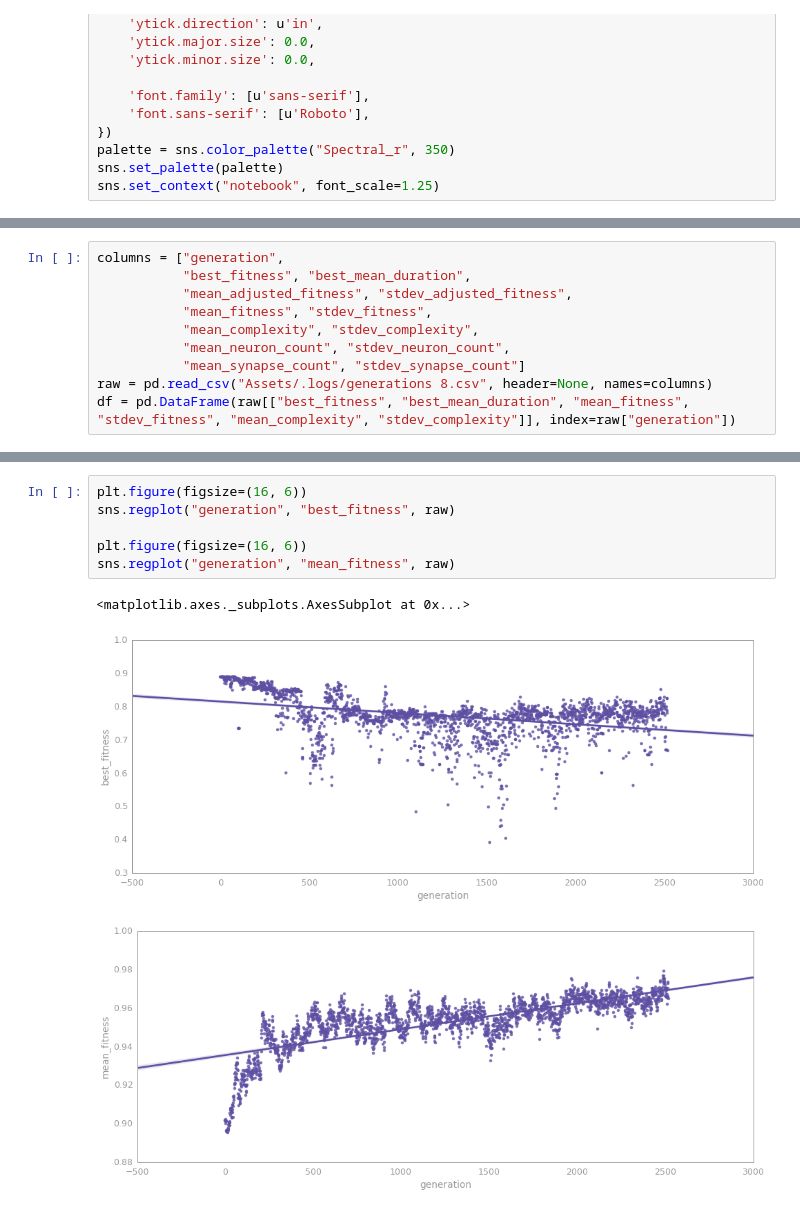
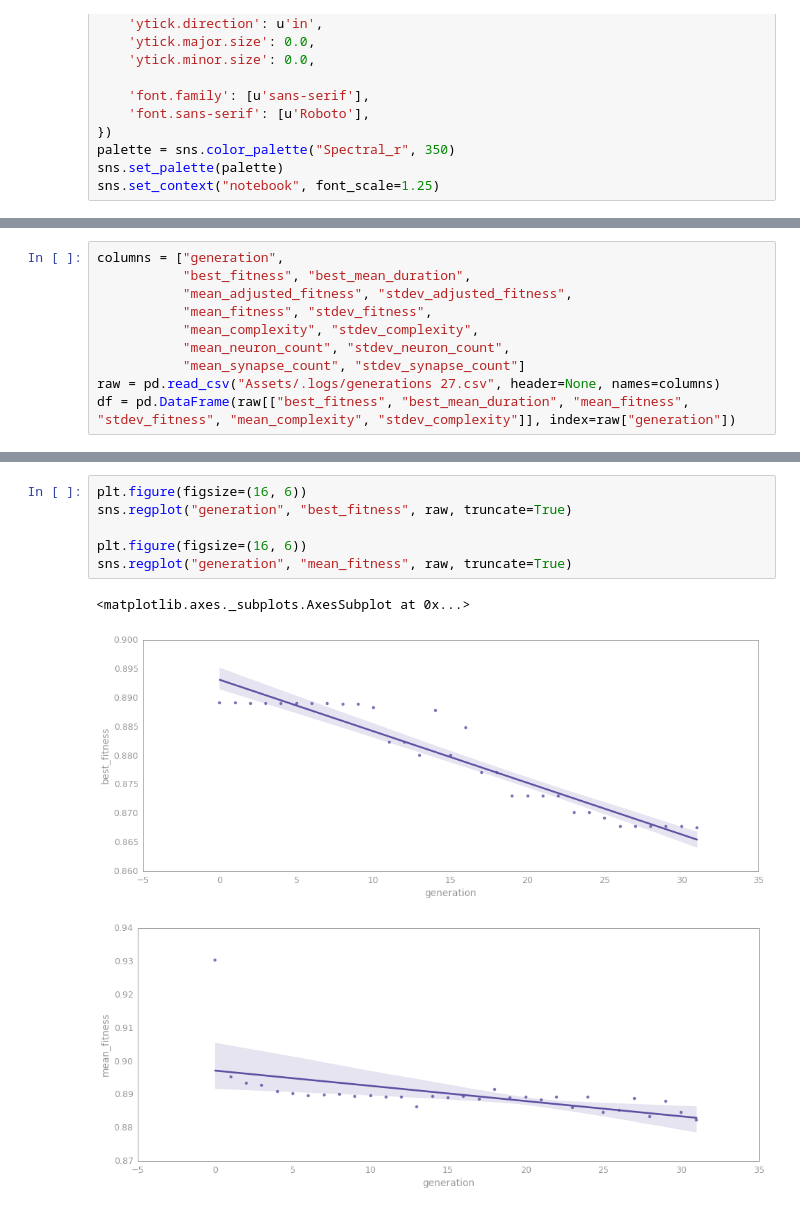
Before and after one commit to BarkingMouseStudio/unity-experiments, a Jupyter notebook: Fitness.ipynb, the cells around one changed output, grey strips where cells are left out. Drawn from its saved outputs; the diff is of its cells as text.

Commit message:
Backing up steady fitness notebook and updating original notebook

```diff
--- a/Fitness.ipynb
+++ b/Fitness.ipynb
@@ -70,7 +70,7 @@ columns = ["generation",
            "mean_complexity", "stdev_complexity",
            "mean_neuron_count", "stdev_neuron_count",
            "mean_synapse_count", "stdev_synapse_count"]
-raw = pd.read_csv("Assets/.logs/generations 8.csv", header=None, names=columns)
+raw = pd.read_csv("Assets/.logs/generations 27.csv", header=None, names=columns)
 df = pd.DataFrame(raw[["best_fitness", "best_mean_duration", "mean_fitness", "stdev_fitness", "mean_complexity", "stdev_complexity"]], index=raw["generation"])
 # %%
 fig, axes = plt.subplots(nrows=6, ncols=1, figsize=(16, 16))
@@ -94,11 +94,11 @@ sns.despine(offset=10)
 # %%
 plt.figure(figsize=(16, 6))
-sns.regplot("generation", "best_fitness", raw)
+sns.regplot("generation", "best_fitness", raw, truncate=True)
 
 plt.figure(figsize=(16, 6))
-sns.regplot("generation", "mean_fitness", raw)
+sns.regplot("generation", "mean_fitness", raw, truncate=True)
 # %% [output]
 <matplotlib.axes._subplots.AxesSubplot at 0x...>
-[figure, old version]
+[figure, new version]
-[figure, old version]
+[figure, new version]
 # %%
```
Also changed, not shown: parts of 6 cells of this notebook, 1 other file.
